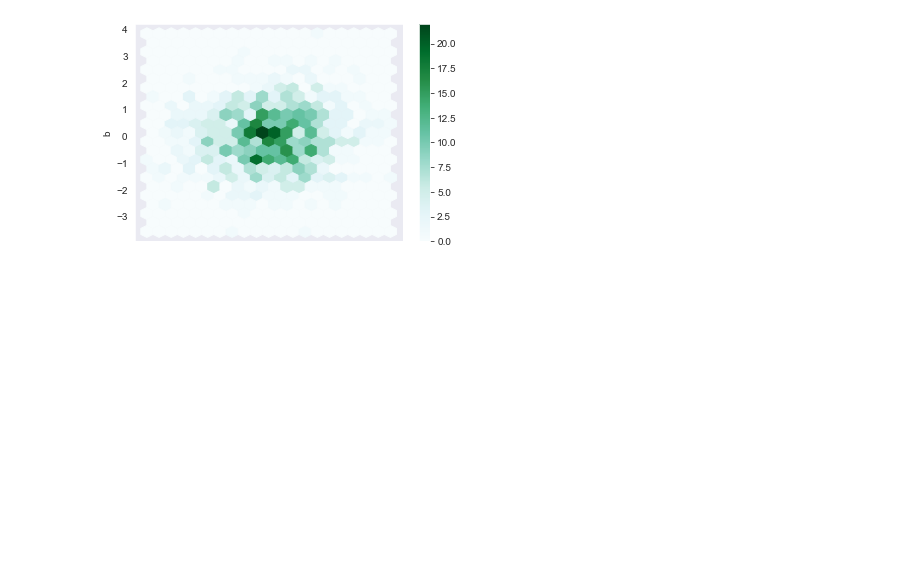
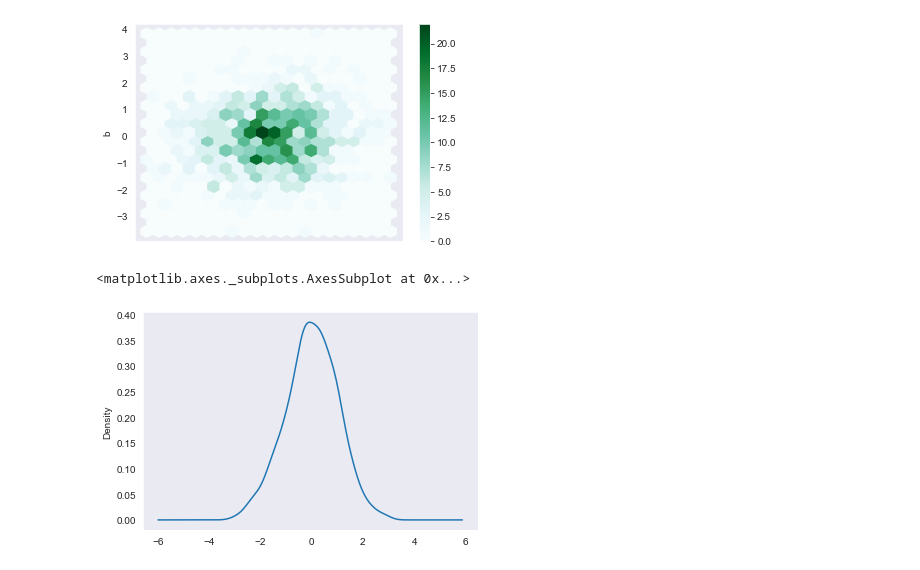
Before and after one commit to mardzien/DSandML, a Jupyter notebook: Exercises/Pandas_data_visualisation/Intro.ipynb, the cells around one changed output. Saved outputs shown, nothing was run; the diff lists cells and outputs as text; code cells hidden in the pictures; blank space fills up the shorter version.

Commit message:
pandas visualisation

```diff
--- a/Exercises/Pandas_data_visualisation/Intro.ipynb
+++ b/Exercises/Pandas_data_visualisation/Intro.ipynb
@@ -91,3 +91,8 @@ df.plot.hexbin(x='a', y='b', gridsize=20)
 # %% [output]
 <matplotlib.axes._subplots.AxesSubplot at 0x...>
 [figure]
+# %%
+df['a'].plot.kde()
+# %% [output]
+<matplotlib.axes._subplots.AxesSubplot at 0x...>
+[figure, added]
```
Also changed, not shown: parts of 1 cell of this notebook, 1 other file.
